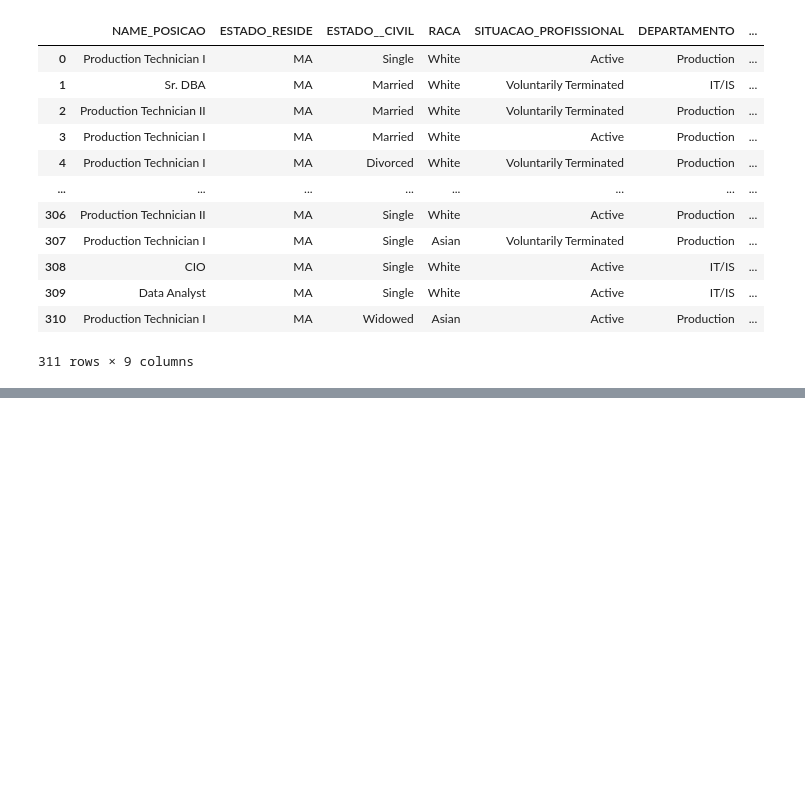
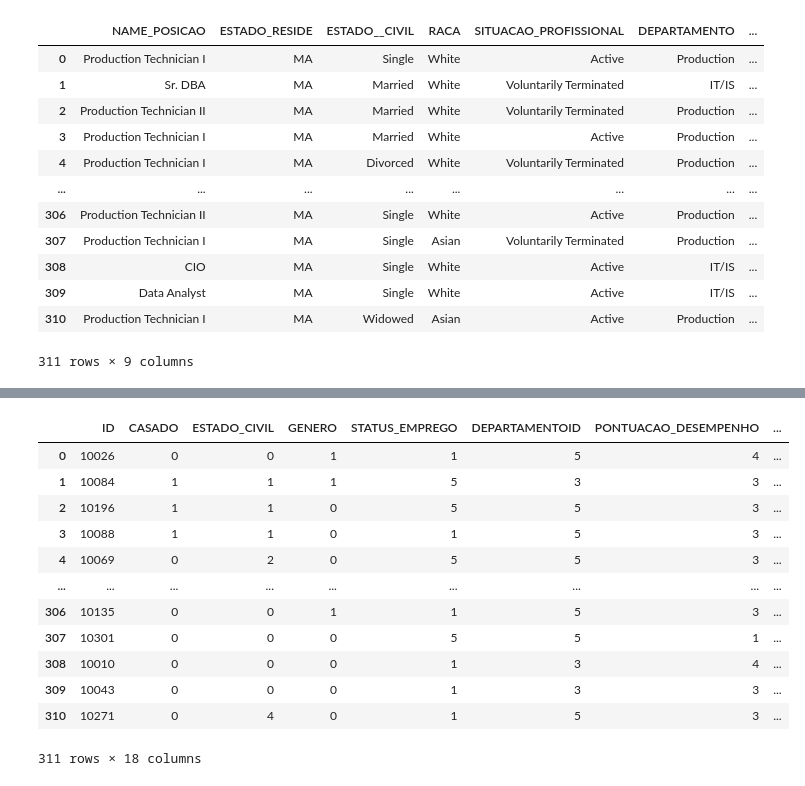
Before and after one commit to m4ximino/Departamento_RH, a Jupyter notebook: Departamento_de_RH.ipynb, the cells around one changed output, grey strips where cells are left out. Saved outputs shown, nothing was run; the diff lists cells and outputs as text; code cells hidden in the pictures; blank space fills up the shorter version.

```diff
--- a/Departamento_de_RH.ipynb
+++ b/Departamento_de_RH.ipynb
@@ -281,0 +339,21 @@ Name: DATA_NASCIMENTO, Length: 311, dtype: int64
+# %%
+X_numerical = dataset[['ID', 'CASADO', 'ESTADO_CIVIL', 'GENERO', 'STATUS_EMPREGO',
+       'DEPARTAMENTOID', 'PONTUACAO_DESEMPENHO', 'DIVERSIDADE', 'SALARIO',
+       'DEMITIDO', 'POSICAO',
+       'DATA_NASCIMENTO', 'ID_GERENTE', 'ENGAJAMENTO', 'PONTUACAO_SATISFACAO',
+       'N_PROJETOS', 'N_ATRASOS', 'N_AUSENTE']]
+X_numerical
+# %% [output]
+|  | ID | CASADO | ESTADO_CIVIL | GENERO | STATUS_EMPREGO | DEPARTAMENTOID | PONTUACAO_DESEMPENHO | ... |
+| 0 | 10026 | 0 | 0 | 1 | 1 | 5 | 4 | ... |
+| 1 | 10084 | 1 | 1 | 1 | 5 | 3 | 3 | ... |
+| 2 | 10196 | 1 | 1 | 0 | 5 | 5 | 3 | ... |
+| 3 | 10088 | 1 | 1 | 0 | 1 | 5 | 3 | ... |
+| 4 | 10069 | 0 | 2 | 0 | 5 | 5 | 3 | ... |
+| ... | ... | ... | ... | ... | ... | ... | ... | ... |
+| 306 | 10135 | 0 | 0 | 1 | 1 | 5 | 3 | ... |
+| 307 | 10301 | 0 | 0 | 0 | 5 | 5 | 1 | ... |
+| 308 | 10010 | 0 | 0 | 0 | 1 | 3 | 4 | ... |
+| 309 | 10043 | 0 | 0 | 0 | 1 | 3 | 3 | ... |
+| 310 | 10271 | 0 | 4 | 0 | 1 | 5 | 3 | ... |
+311 rows × 18 columns
```
Also changed, not shown: parts of 19 cells of this notebook.
